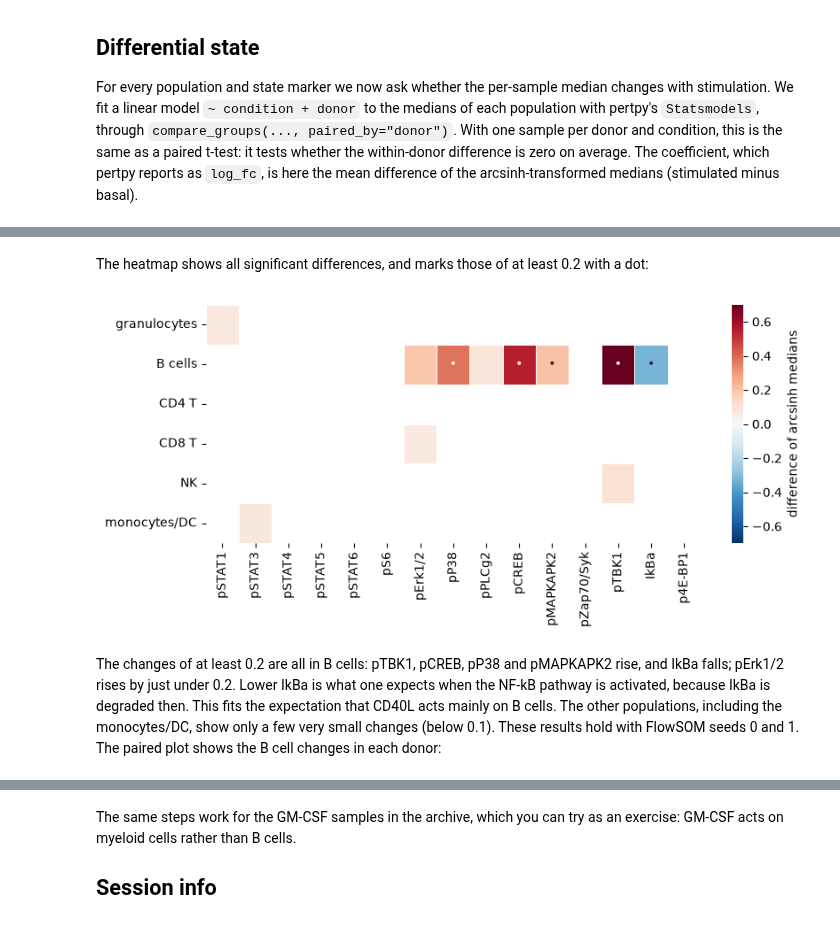
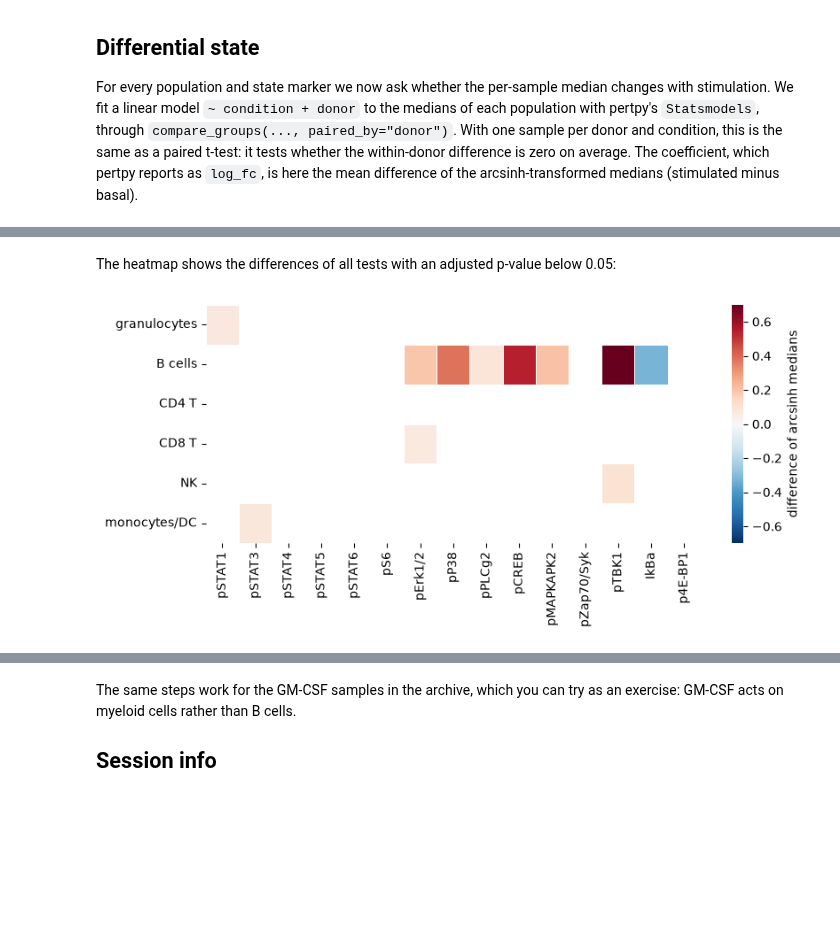
Before and after one commit to scverse/pytometry, a Jupyter notebook: docs/examples/04_statistics.ipynb, the cells around one changed output, grey strips where cells are left out. Cells and saved outputs as stored; diff of their text form; code cells hidden in the pictures; blank space fills up the shorter version.

```diff
--- a/docs/examples/04_statistics.ipynb
+++ b/docs/examples/04_statistics.ipynb
@@ -295,0 +294,14 @@ sccoda.plot_boxplots(
+# %%
+long_proportions = (
+    proportions.stack()
+    .rename("proportion")
+    .reset_index()
+    .merge(samples[["sample_id", "condition", "donor"]], on="sample_id")
+)
+fig, axes = plt.subplots(1, proportions.shape[1], figsize=(14, 3.5))
+for ax, (population, values) in zip(axes, long_proportions.groupby("population", observed=True), strict=True):
+    sns.violinplot(values, x="condition", y="proportion", inner=None, cut=0, color="0.85", ax=ax)
+    sns.swarmplot(values, x="condition", y="proportion", color="black", size=4, ax=ax)
+    ax.set(title=population, xlabel="", ylabel="")
+axes[0].set_ylabel("proportion of cells")
+fig.tight_layout()
@@ -363,24 +375,20 @@ results[significant & large].sort_values("difference", key=abs, ascending=False)
-# %% [markdown]
-The heatmap shows all significant differences, and marks those of at least 0.2 with a dot:
+# %% [markdown]
+The heatmap shows the differences of all tests with an adjusted p-value below 0.05:
 # %%
 populations = results["population"].unique()
 difference = results.pivot(index="population", columns="marker", values="difference").loc[populations, state_markers]
 adj_p = results.pivot(index="population", columns="marker", values="adj_p_value").loc[populations, state_markers]
 fig, ax = plt.subplots(figsize=(9, 3.5))
 sns.heatmap(
     difference.where(adj_p < 0.05),
     cmap="RdBu_r",
     center=0,
     vmin=-0.7,
     vmax=0.7,
     linewidths=0.5,
-    annot=(difference.abs() >= 0.2).where(adj_p < 0.05, False).replace({True: "•", False: ""}),
-    fmt="",
     cbar_kws={"label": "difference of arcsinh medians"},
     ax=ax,
 )
 ax.set(xlabel="", ylabel="");
 # %% [output]
-[figure, old version]
+[figure, new version]
-# %% [markdown]
-The changes of at least 0.2 are all in B cells: pTBK1, pCREB, pP38 and pMAPKAPK2 rise, and IkBa falls; pErk1/2 rises by just under 0.2. Lower IkBa is what one expects when the NF-kB pathway is activated, because IkBa is degraded then. This fits the expectation that CD40L acts mainly on B cells. The other populations, including the monocytes/DC, show only a few very small changes (below 0.1). These results hold with FlowSOM seeds 0 and 1. The paired plot shows the B cell changes in each donor:
```
Also changed, not shown: parts of 11 cells of this notebook.
